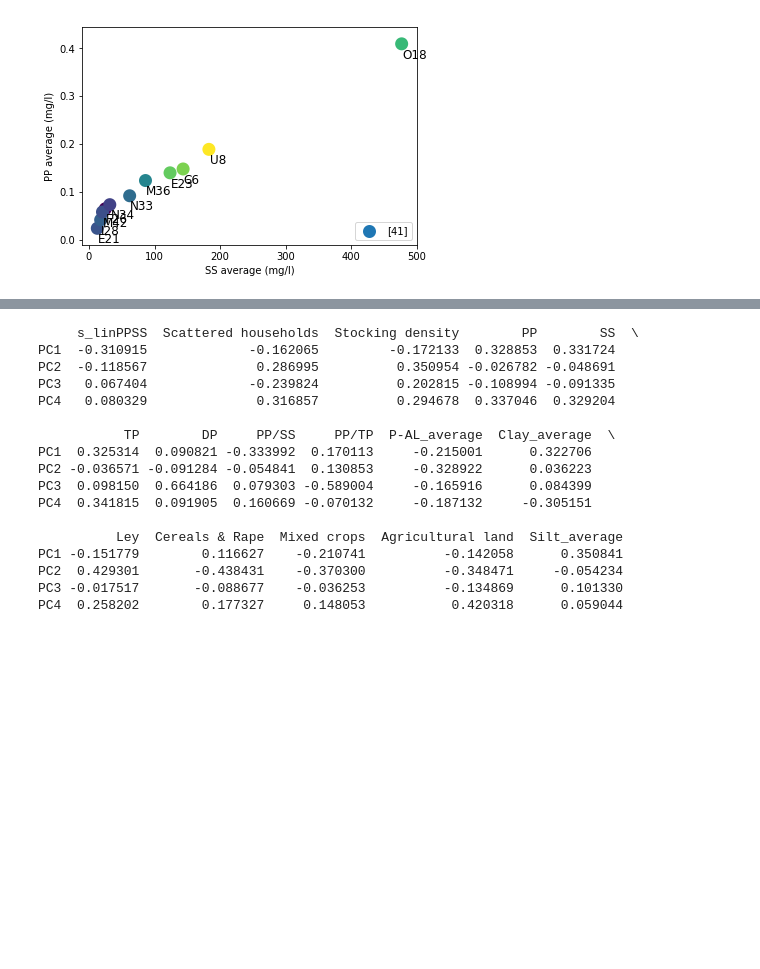
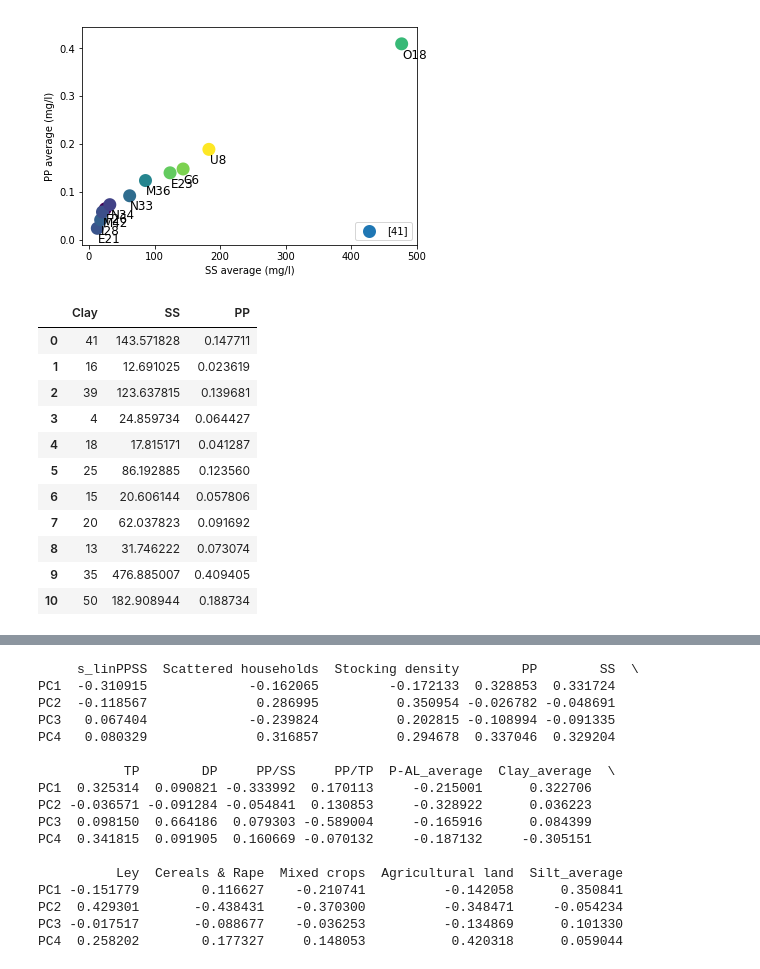
Before and after one commit to SaraSandstrom/pythoncourse, a Jupyter notebook: pcatest.ipynb, the cells around one changed output, grey strips where cells are left out. Saved outputs shown, nothing was run; the diff lists cells and outputs as text; code cells hidden in the pictures; blank space fills up the shorter version.

```diff
--- a/pcatest.ipynb
+++ b/pcatest.ipynb
@@ -118,3 +117,26 @@ plt.show()
  [35]
  [50]]
 [figure]
+# %%
+#create dataframe to plot in bubbleplot
+#make Clay column as integers
+Clay=np.array(Clay)
+Clayval=Clay.astype(int)
+SS=np.array(SS)
+PP=np.array(PP)
+ID = data1[['ID']]
+df = pd.DataFrame({'Clay':Clayval[:,0], 'SS': SS[:,0], 'PP':PP[:,0]})
+df
+# %% [output]
+|  | Clay | SS | PP |
+| 0 | 41 | 143.571828 | 0.147711 |
+| 1 | 16 | 12.691025 | 0.023619 |
+| 2 | 39 | 123.637815 | 0.139681 |
+| 3 | 4 | 24.859734 | 0.064427 |
+| 4 | 18 | 17.815171 | 0.041287 |
+| 5 | 25 | 86.192885 | 0.123560 |
+| 6 | 15 | 20.606144 | 0.057806 |
+| 7 | 20 | 62.037823 | 0.091692 |
+| 8 | 13 | 31.746222 | 0.073074 |
+| 9 | 35 | 476.885007 | 0.409405 |
+| 10 | 50 | 182.908944 | 0.188734 |
```
Also changed, not shown: parts of 3 cells of this notebook.
